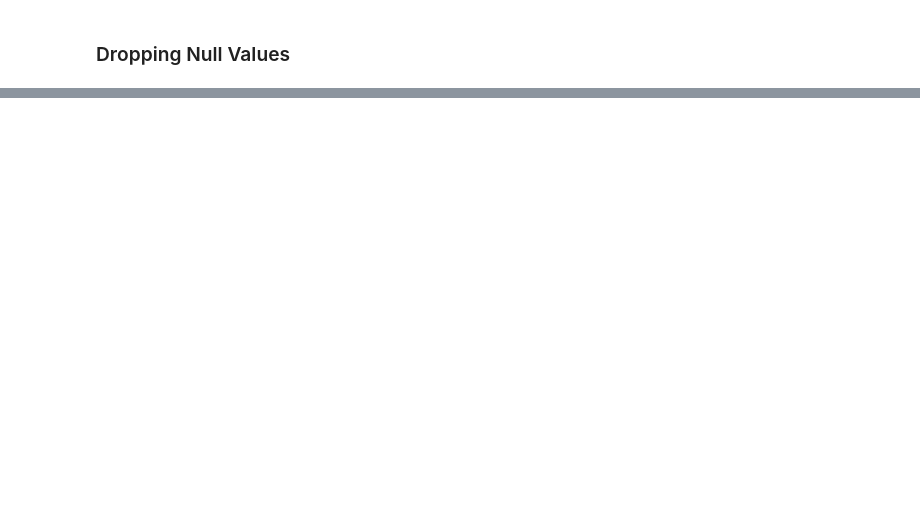
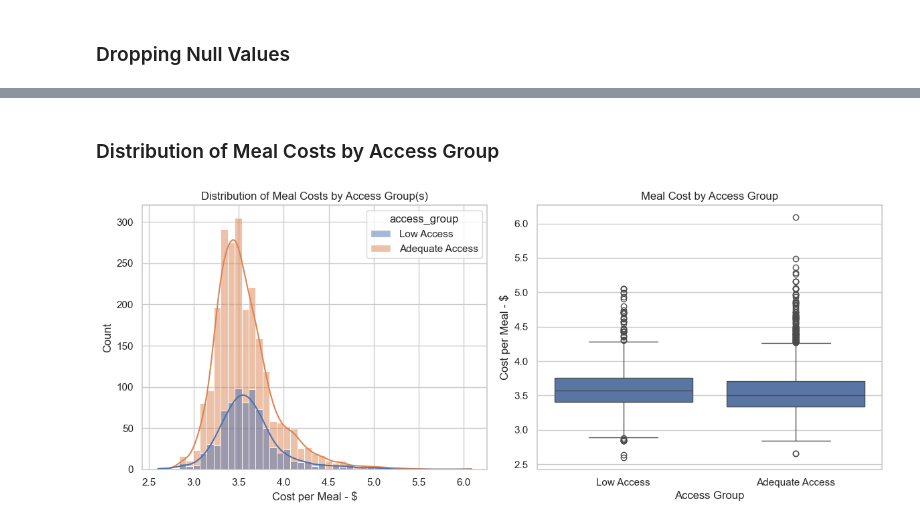
Before and after one commit to somebody-45729/food-access-meal-cost, a Jupyter notebook: analysis.ipynb, the cells around one changed output, grey strips where cells are left out. Drawn from its saved outputs; the diff is of its cells as text; code cells hidden in the pictures; blank space fills up the shorter version.

```diff
--- a/analysis.ipynb
+++ b/analysis.ipynb
@@ -162,0 +166,13 @@ Adequate Access counties: 2349
+# %%
+df = df.rename(columns = {'Cost Per Meal': 'cost_per_meal'})
+# print(df.columns.tolist())
+
+print('------ Cost per Meal -----')
+df['cost_per_meal'] = df['cost_per_meal'].round(2)
+print(df['cost_per_meal'].describe())
+
+print('\n----- By Access Group ------')
+print(df.groupby('access_group')['cost_per_meal'].describe())
+
+print('\n----- Median Meal Cost by Group -----')
+print(df.groupby('access_group')['cost_per_meal'].median())
@@ -162,0 +197,21 @@ Adequate Access counties: 2349
+# %% [markdown]
+### Distribution of Meal Costs by Access Group
+# %%
+fig, axes = plt.subplots(1, 2, figsize = (12, 5))
+
+# Histogram
+sns.histplot(data = df, x = 'cost_per_meal', hue = 'access_group', bins = 45, kde = True, ax = axes[0])
+axes[0].set_title('Distribution of Meal Costs by Access Group(s)')
+axes[0].set_xlabel('Cost per Meal - $')
+axes[0].set_ylabel('Count')
+
+# Boxplot
+sns.boxplot(data = df, x = 'access_group', y = 'cost_per_meal', ax = axes[1])
+axes[1].set_title('Meal Cost by Access Group')
+axes[1].set_xlabel('Access Group')
+axes[1].set_ylabel('Cost per Meal - $')
+
+plt.tight_layout()
+plt.show()
+# %% [output]
+[figure, added]
```
Also changed, not shown: parts of 6 cells of this notebook, 2 other files.
